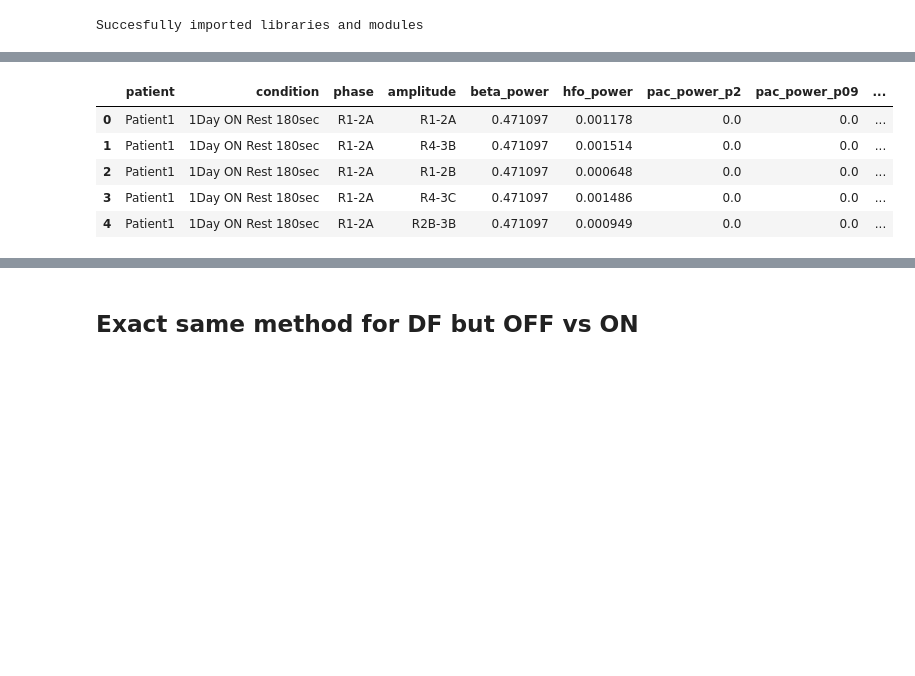
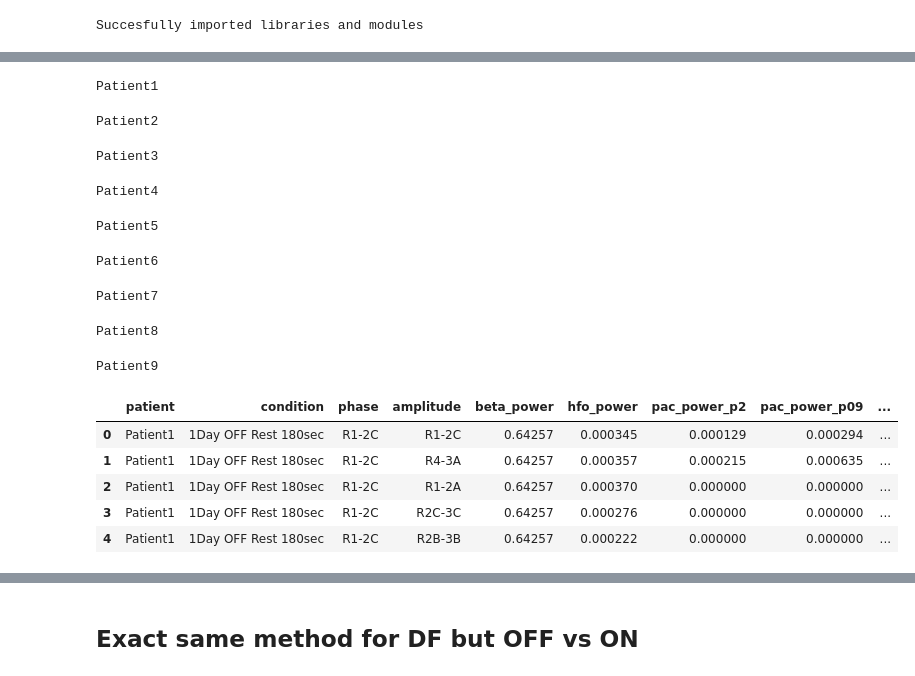
Before and after one commit to atimcenko/pac, a Jupyter notebook: notebooks/dev_dataframe.ipynb, the cells around one changed output, grey strips where cells are left out. Drawn from its saved outputs; the diff is of its cells as text; code cells hidden in the pictures; blank space fills up the shorter version.

```diff
--- a/notebooks/dev_dataframe.ipynb
+++ b/notebooks/dev_dataframe.ipynb
@@ -4,9 +6,15 @@
 Succesfully imported libraries and modules
 # %%
 # loading patients
-p1 = load_patient(1)
-p2 = load_patient(2)
-p3 = load_patient(3)
-p4 = load_patient(4)
-p5 = load_patient(5)
-p6 = load_patient(6)
+# p1 = load_patient(1, data_dir)
+# p2 = load_patient(2, data_dir)
+# p3 = load_patient(3, data_dir)
+# p4 = load_patient(4, data_dir)
+# p5 = load_patient(5, data_dir)
+# p6 = load_patient(6, data_dir)
+# p7 = load_patient(7, data_dir)
+# p8 = load_patient(8, data_dir)
+# p9 = load_patient(9, data_dir)
+
+patients = [p1, p2, p3, p4, p5, p6, p7, p8, p9]
+patient_names = [p.name for p in patients]
@@ -21,13 +34,17 @@ Patient directory:  D:\LAB\AlexPAC\data\Patient6
 cross_placements = ["L4-3A", "L4-3B", "L4-3C", "L2A-3A", "L2B-3B", "L2C-3C", "L1-2A", "L1-2B", "L1-2C",
                     "R4-3A", "R4-3B", "R4-3C", "R2A-3A", "R2B-3B", "R2C-3C", "R1-2A", "R1-2B", "R1-2C"]
 
-for patient in [p1, p2, p3, p4, p5, p6]:
+
+patients = [p1, p2, p3, p4, p5, p6, p7, p8, p9]
+for patient in patients:
     patient.cross_placements = cross_placements
 # %%
+%%time
 columns = ['patient', 'condition', 'phase', 'amplitude', 'beta_power', 'hfo_power', 'pac_power_p2', 'pac_power_p09', 'is_cross_pac']
 data = pd.DataFrame(columns=columns)
 
-for patient in [p1, p2, p3, p4, p5, p6]:
+for patient in patients:
+    print(patient.name)
 
     conditions = [c for c in patient.conditions if 'Rest 180sec' in c]
     for condition in tqdm(conditions, total=len(conditions)):
@@ -58,37 +75,46 @@ for patient in [p1, p2, p3, p4, p5, p6]:
 
                 ## adjusting for different matrix shapes of cross-PACs
                 if (pp != pa) & (pac.pac_matrix.shape == (19, 27)):
                     pac_power_p2 = compute_matrix_norm(sig_pac, p=2)
                     pac_power_p09 = compute_matrix_norm(sig_pac, p=0.9)
                 else:
                     beta10 = np.argmin(np.abs(pac.beta_freqs - 10))
                     beta36 = np.argmin(np.abs(pac.beta_freqs - 36))
                     hfo140 = np.argmin(np.abs(pac.hfo_freqs - 140))
                     pac_power_p2 = compute_matrix_norm(sig_pac[hfo140:, beta10:beta36 + 1], p=2)
                     pac_power_p09 = compute_matrix_norm(sig_pac[hfo140:, beta10:beta36 + 1], p=0.9)
 
                 entry = {'patient': patient.name,
                       'condition': condition,
                       'phase': pp,
                       'amplitude': pa,
                       'beta_power': beta_power,
                       'hfo_power': hfo_power,
                       'pac_power_p2': pac_power_p2,
                       'pac_power_p09': pac_power_p09,
                       'is_cross_pac': int(pp != pa)
                      }
 
                 data = data.append(entry, ignore_index = True)
 
 data['ldopa'] = data['condition'].apply(lambda s: s.split(' ')[1])
 
-data.to_csv('beta_hfo_pac_powers_REST.csv', sep=',')
+data.to_csv('../data/beta_hfo_pac_powers_REST.csv', sep=',')
 data.head()
 # %% [output]
+Patient1
+Patient2
+Patient3
+Patient4
+Patient5
+Patient6
+Patient7
+Patient8
+Patient9
 |  | patient | condition | phase | amplitude | beta_power | hfo_power | pac_power_p2 | pac_power_p09 | ... |
-| 0 | Patient1 | 1Day ON Rest 180sec | R1-2A | R1-2A | 0.471097 | 0.001178 | 0.0 | 0.0 | ... |
-| 1 | Patient1 | 1Day ON Rest 180sec | R1-2A | R4-3B | 0.471097 | 0.001514 | 0.0 | 0.0 | ... |
-| 2 | Patient1 | 1Day ON Rest 180sec | R1-2A | R1-2B | 0.471097 | 0.000648 | 0.0 | 0.0 | ... |
-| 3 | Patient1 | 1Day ON Rest 180sec | R1-2A | R4-3C | 0.471097 | 0.001486 | 0.0 | 0.0 | ... |
-| 4 | Patient1 | 1Day ON Rest 180sec | R1-2A | R2B-3B | 0.471097 | 0.000949 | 0.0 | 0.0 | ... |
+| 0 | Patient1 | 1Day OFF Rest 180sec | R1-2C | R1-2C | 0.64257 | 0.000345 | 0.000129 | 0.000294 | ... |
+| 1 | Patient1 | 1Day OFF Rest 180sec | R1-2C | R4-3A | 0.64257 | 0.000357 | 0.000215 | 0.000635 | ... |
+| 2 | Patient1 | 1Day OFF Rest 180sec | R1-2C | R1-2A | 0.64257 | 0.000370 | 0.000000 | 0.000000 | ... |
+| 3 | Patient1 | 1Day OFF Rest 180sec | R1-2C | R2C-3C | 0.64257 | 0.000276 | 0.000000 | 0.000000 | ... |
+| 4 | Patient1 | 1Day OFF Rest 180sec | R1-2C | R2B-3B | 0.64257 | 0.000222 | 0.000000 | 0.000000 | ... |
 # %%
```
Also changed, not shown: parts of 33 cells of this notebook, 7 other files.
